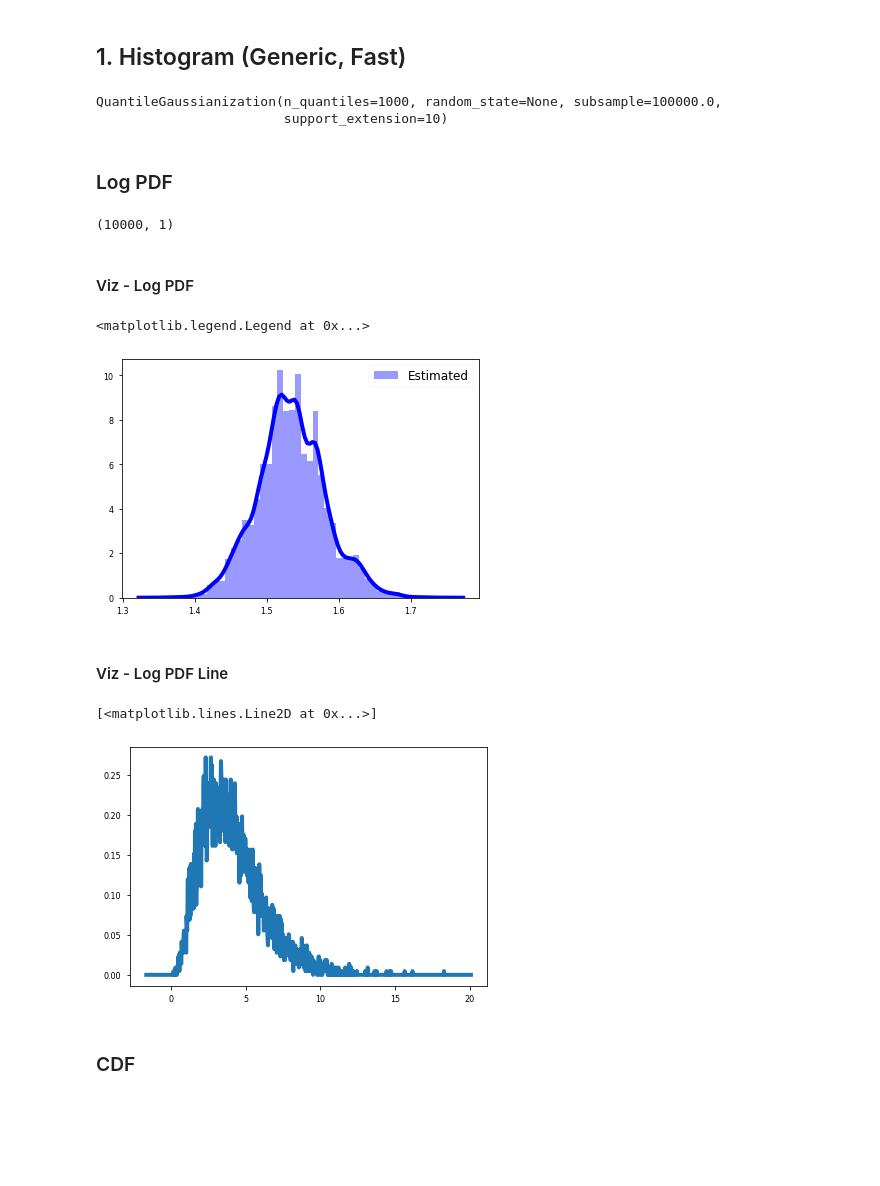
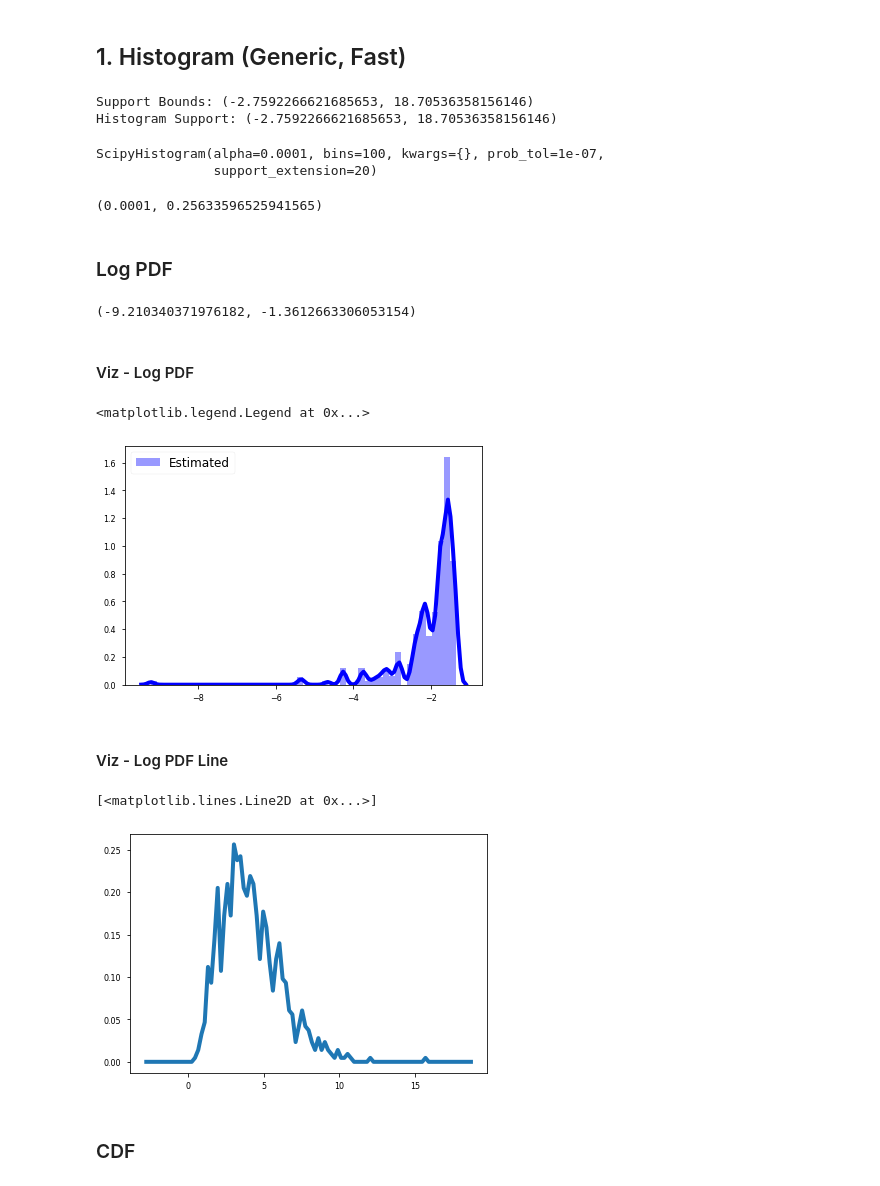
Before and after one commit to IPL-UV/rbig, a Jupyter notebook: notebooks/demo_7.1_pdf_estimation.ipynb, the cells around one changed output. Cells and saved outputs as stored; diff of their text form; code cells hidden in the pictures; blank space fills up the shorter version.

Commit message:
Fixed Boundary issues for PDF Estimator.
* Added a flag to reduce minimum prob
* Fixed the logpdf

```diff
--- a/notebooks/demo_7.1_pdf_estimation.ipynb
+++ b/notebooks/demo_7.1_pdf_estimation.ipynb
@@ -32,7 +32,8 @@ mpl.rcParams['axes.labelsize'] = 12
 ## Data
 # %%
 seed = 123
-n_samples = 10_000
+n_samples = 1_000
+n_tsamples = 10_000
 a = 4
 
 # initialize data distribution
@@ -40,6 +41,7 @@ data_dist = stats.gamma(a=a)
 
 # get some samples
 X = data_dist.rvs(size=(n_samples, 1), random_state=seed)
+X_new = data_dist.rvs(size=(n_tsamples, 1), random_state=seed)
 
 print(f"Entropy: {data_dist.entropy():.4f}")
 # plot distribution
@@ -63,35 +64,41 @@ from rbig.transform import QuantileGaussianization
-# %%
-quant_clf = QuantileGaussianization(n_quantiles=1_000, )
-
-quant_clf.fit(X)
-# %% [output]
-QuantileGaussianization(n_quantiles=1000, random_state=None, subsample=100000.0,
-                        support_extension=10)
+# %%
+hist_clf = ScipyHistogram(bins=100, support_extension=20, alpha=1e-4, prob_tol=1e-7)
+
+hist_clf.fit(X)
+# %% [output]
+Support Bounds: (-2.7592266621685653, 18.70536358156146)
+Histogram Support: (-2.7592266621685653, 18.70536358156146)
+ScipyHistogram(alpha=0.0001, bins=100, kwargs={}, prob_tol=1e-07,
+               support_extension=20)
+# %%
+X_prob = hist_clf.pdf(X_new)
+
+X_prob.min(), X_prob.max()
+# %% [output]
+(0.0001, 0.25633596525941565)
 # %% [markdown]
 ### Log PDF
-# %%
-X_prob = quant_clf.log_abs_det_jacobian(X)
-X_prob.shape
-
-# %timeit _ = hist_clf.score_samples(X)
-# %% [output]
-(10000, 1)
+# %%
+X_lprob = hist_clf.logpdf(X_new)
+X_lprob.min(), X_lprob.max()
+# %% [output]
+(-9.210340371976182, -1.3612663306053154)
 # %% [markdown]
 #### Viz - Log PDF
 # %%
-sns.distplot(X_prob, color='blue', label='Estimated')
+sns.distplot(X_lprob, color='blue', label='Estimated')
 plt.legend()
 # plt.legend(fontsize=20)
 # %% [output]
 <matplotlib.legend.Legend at 0x...>
-[figure, old version]
+[figure, new version]
 # %% [markdown]
 #### Viz - Log PDF Line
 # %%
 plt.plot(hist_clf.estimator_._hbins, hist_clf.estimator_._hpdf[:-1])
 # %% [output]
 [<matplotlib.lines.Line2D at 0x...>]
-[figure, old version]
+[figure, new version]
 # %% [markdown]
 ### CDF
 # %%
```
Also changed, not shown: parts of 14 cells of this notebook, 3 other files.
